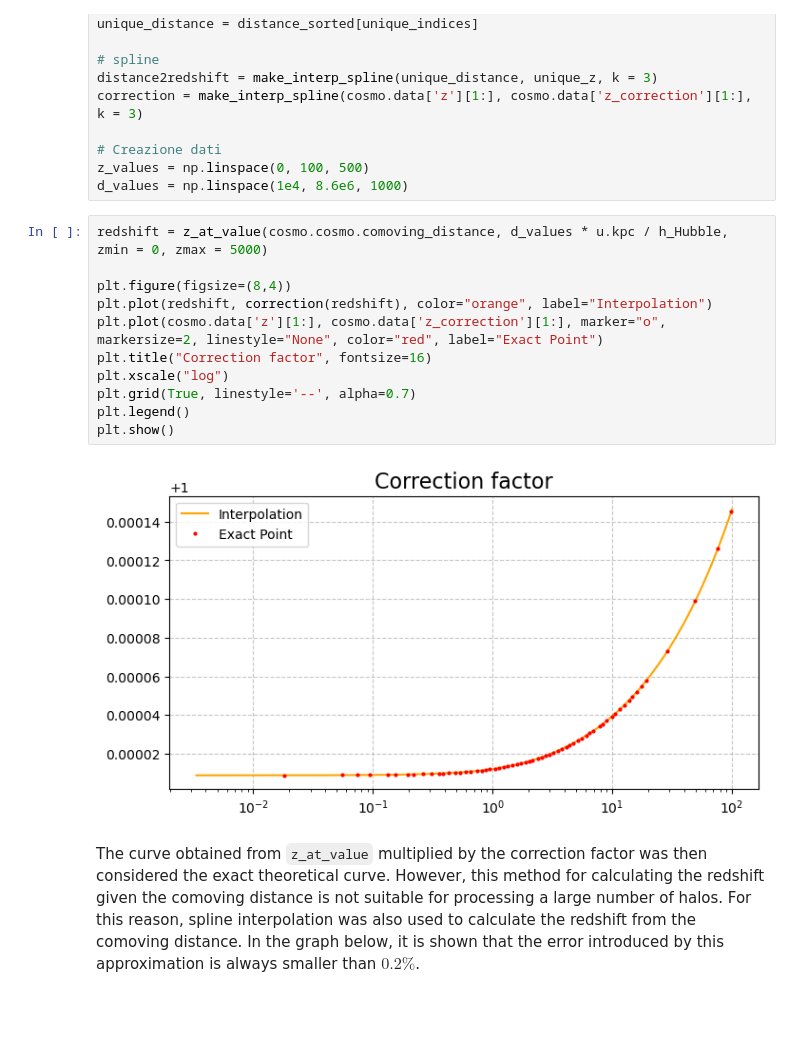
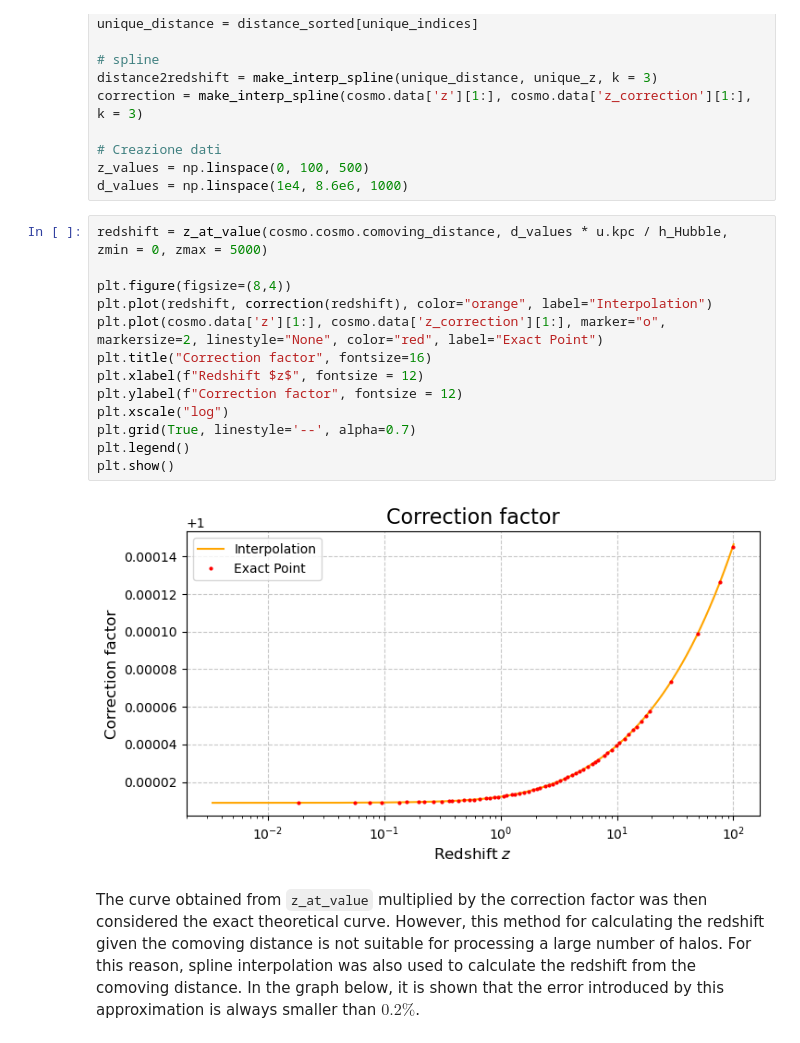
Before and after one commit to matteopicciolini/MasterThesis, a Jupyter notebook: Halos.ipynb, the cells around one changed output. Drawn from its saved outputs; the diff is of its cells as text; blank space fills up the shorter version.

```diff
--- a/Halos.ipynb
+++ b/Halos.ipynb
@@ -38,16 +38,18 @@ d_values = np.linspace(1e4, 8.6e6, 1000)
 # %%
 redshift = z_at_value(cosmo.cosmo.comoving_distance, d_values * u.kpc / h_Hubble, zmin = 0, zmax = 5000)
 
 plt.figure(figsize=(8,4))
 plt.plot(redshift, correction(redshift), color="orange", label="Interpolation")
 plt.plot(cosmo.data['z'][1:], cosmo.data['z_correction'][1:], marker="o", markersize=2, linestyle="None", color="red", label="Exact Point")
 plt.title("Correction factor", fontsize=16)
+plt.xlabel(f"Redshift $z$", fontsize = 12)
+plt.ylabel(f"Correction factor", fontsize = 12)
 plt.xscale("log")
 plt.grid(True, linestyle='--', alpha=0.7)
 plt.legend()
 plt.show()
 # %% [output]
-[figure, old version]
+[figure, new version]
 # %% [markdown]
 
 The curve obtained from `z_at_value` multiplied by the correction factor was then considered the exact theoretical curve. However, this method for calculating the redshift given the comoving distance is not suitable for processing a large number of halos. For this reason, spline interpolation was also used to calculate the redshift from the comoving distance. In the graph below, it is shown that the error introduced by this approximation is always smaller than $0.2\%$.
```
Also changed, not shown: parts of 1 cell of this notebook.
